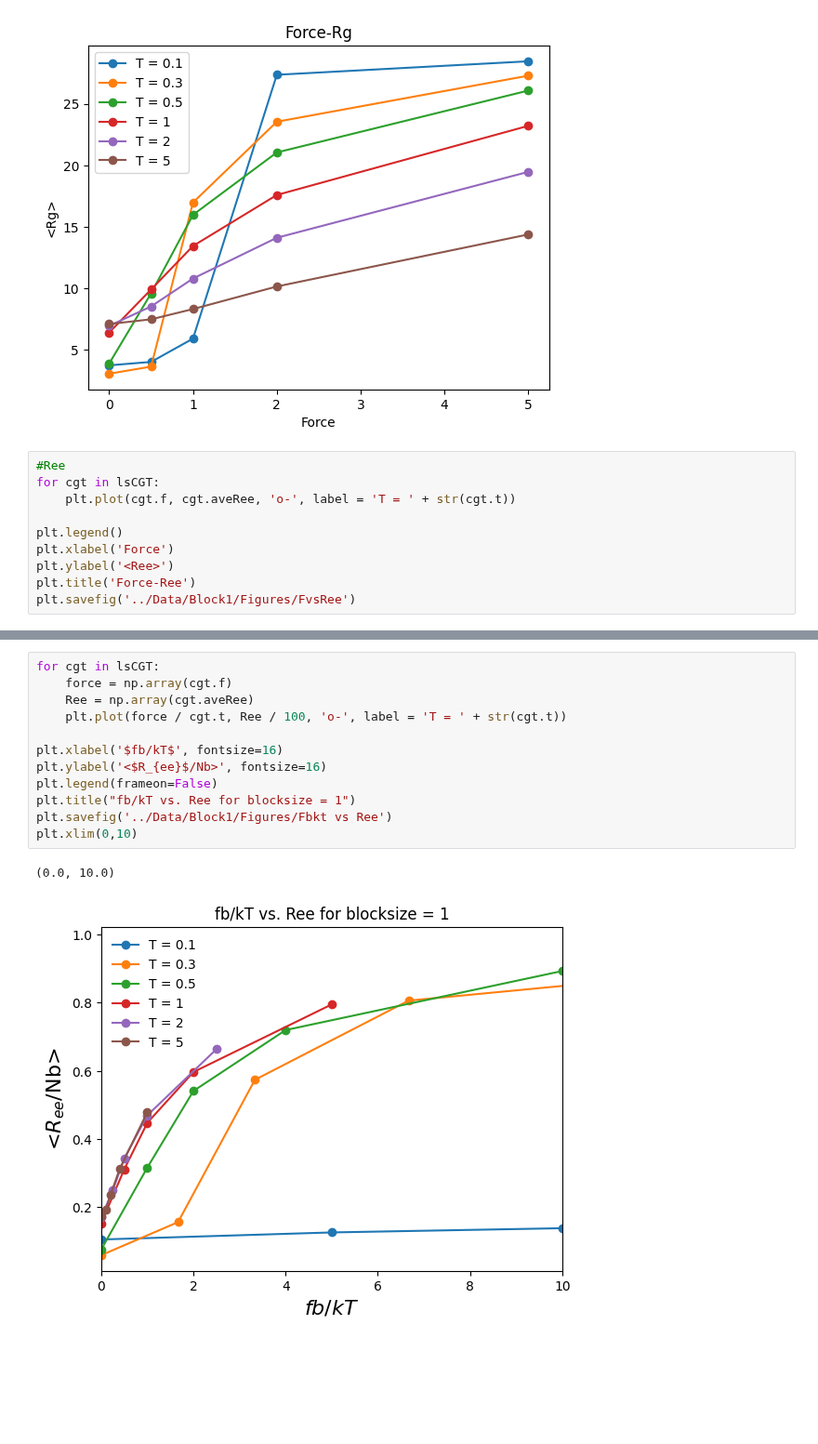
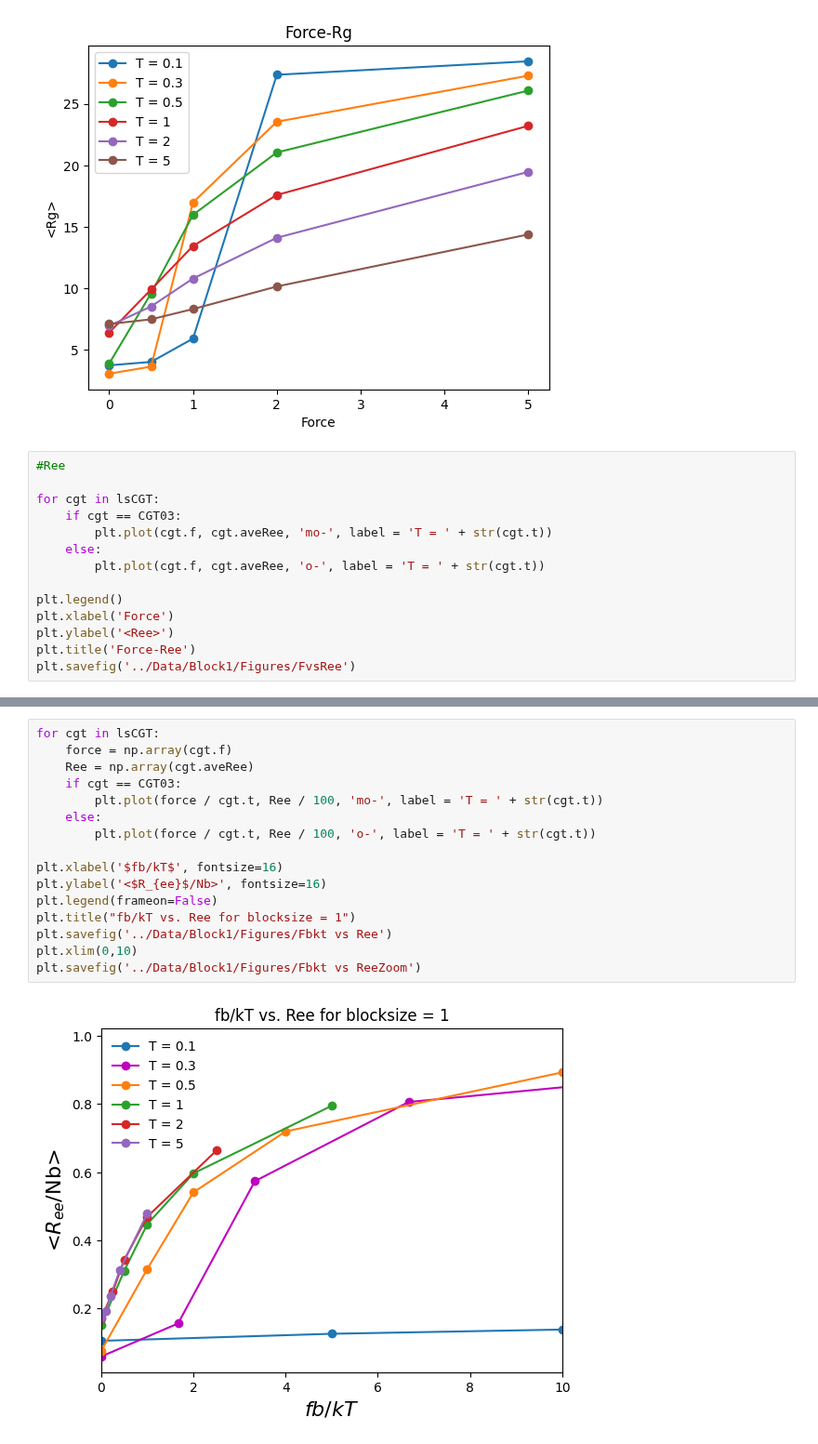
Before and after one commit to VagrantHyp/Code, a Jupyter notebook: Block1.ipynb, the cells around one changed output, grey strips where cells are left out. Shown at 93% size. Drawn from its saved outputs; the diff is of its cells as text; blank space fills up the shorter version.

```diff
--- a/Block1.ipynb
+++ b/Block1.ipynb
@@ -235,8 +235,12 @@ plt.savefig('../Data/Block1/Figures/FvsRg')
 [figure]
 # %%
 #Ree
+
 for cgt in lsCGT:
-    plt.plot(cgt.f, cgt.aveRee, 'o-', label = 'T = ' + str(cgt.t))
+    if cgt == CGT03:
+        plt.plot(cgt.f, cgt.aveRee, 'mo-', label = 'T = ' + str(cgt.t))
+    else:
+        plt.plot(cgt.f, cgt.aveRee, 'o-', label = 'T = ' + str(cgt.t))
 
 plt.legend()
 plt.xlabel('Force')
@@ -248,15 +252,18 @@ plt.savefig('../Data/Block1/Figures/FvsRee')
 # %%
 for cgt in lsCGT:
     force = np.array(cgt.f)
     Ree = np.array(cgt.aveRee)
-    plt.plot(force / cgt.t, Ree / 100, 'o-', label = 'T = ' + str(cgt.t))
+    if cgt == CGT03:
+        plt.plot(force / cgt.t, Ree / 100, 'mo-', label = 'T = ' + str(cgt.t))
+    else:
+        plt.plot(force / cgt.t, Ree / 100, 'o-', label = 'T = ' + str(cgt.t))
 
 plt.xlabel('$fb/kT$', fontsize=16)
 plt.ylabel('<$R_{ee}$/Nb>', fontsize=16)
 plt.legend(frameon=False)
 plt.title("fb/kT vs. Ree for blocksize = 1")
 plt.savefig('../Data/Block1/Figures/Fbkt vs Ree')
 plt.xlim(0,10)
+plt.savefig('../Data/Block1/Figures/Fbkt vs ReeZoom')
 # %% [output]
-(0.0, 10.0)
-[figure, old version]
+[figure, new version]
```
Also changed, not shown: parts of 1 cell of this notebook, 2 other files.
